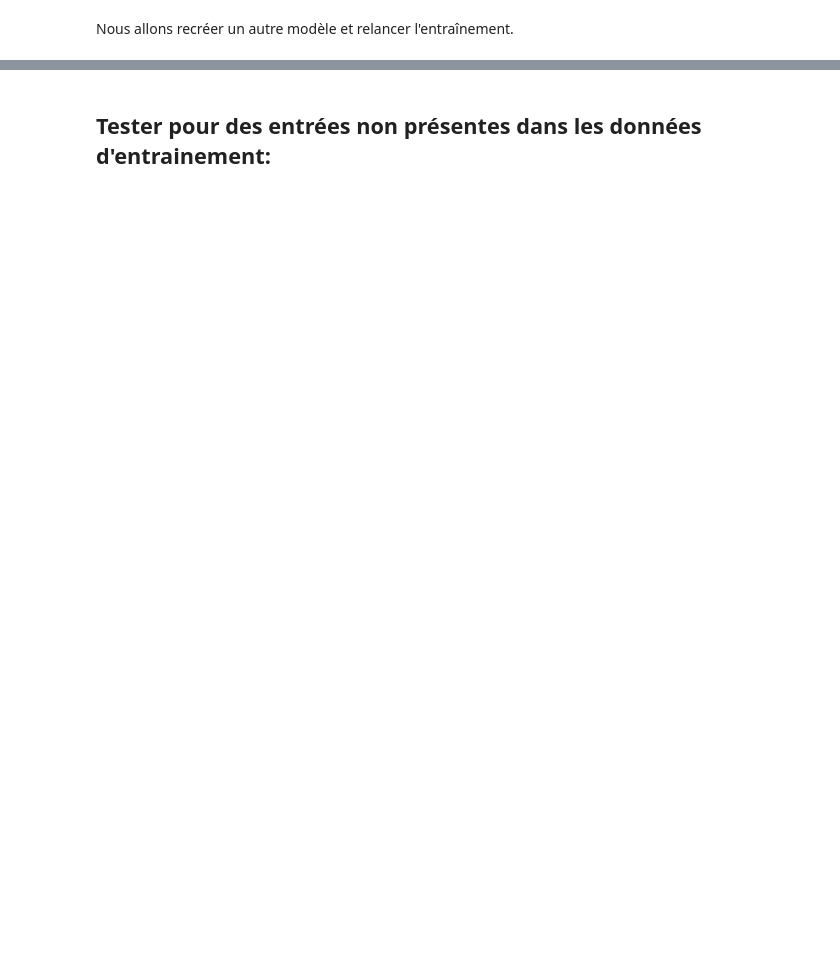
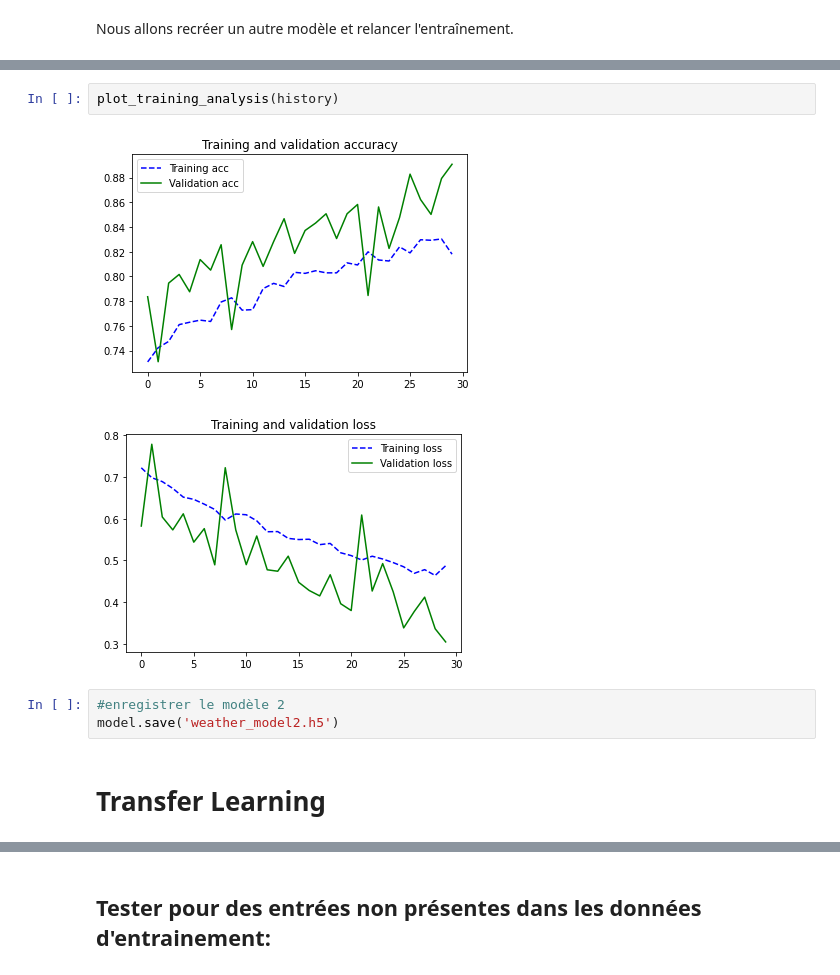
Before and after one commit to chaimaeouardani/img_classification, a Jupyter notebook: main.ipynb, the cells around one changed output, grey strips where cells are left out. Saved outputs shown, nothing was run; the diff lists cells and outputs as text; blank space fills up the shorter version.

```diff
--- a/main.ipynb
+++ b/main.ipynb
@@ -322,0 +330,10 @@ KeyboardInterrupt: ignored
+# %%
+plot_training_analysis(history)
+# %% [output]
+[figure, added]
+[figure, added]
+# %%
+#enregistrer le modèle 2
+model.save('weather_model2.h5')
+# %% [markdown]
+# Transfer Learning
```
Also changed, not shown: parts of 28 cells of this notebook.
